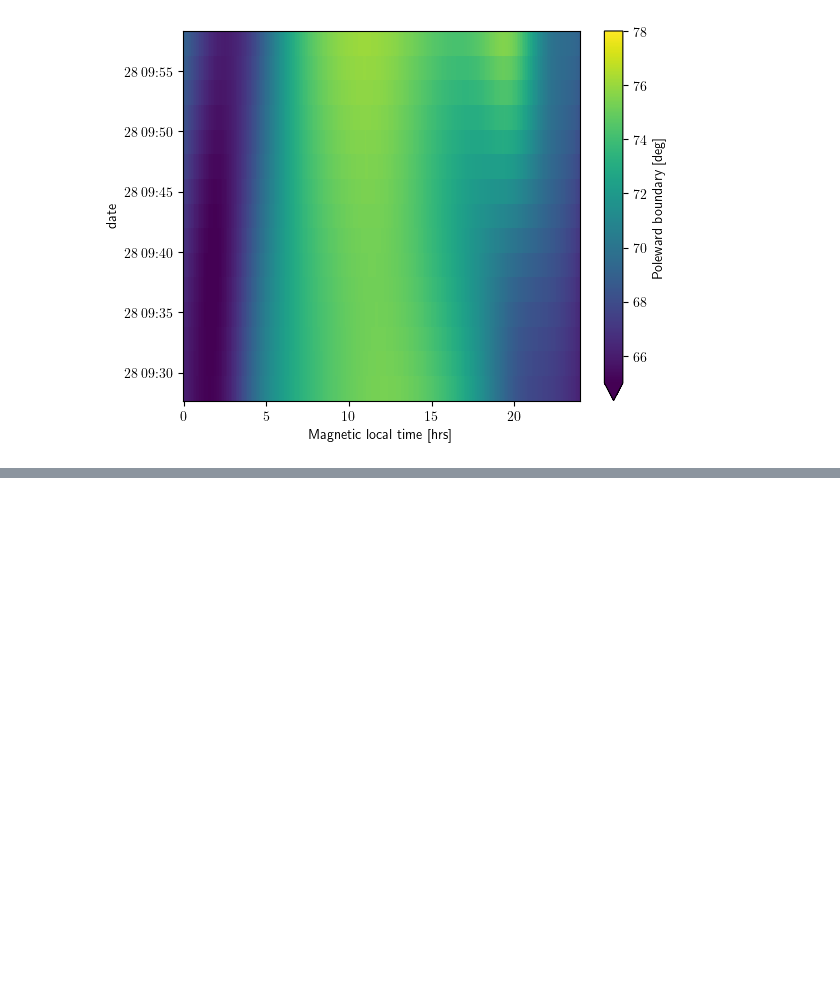
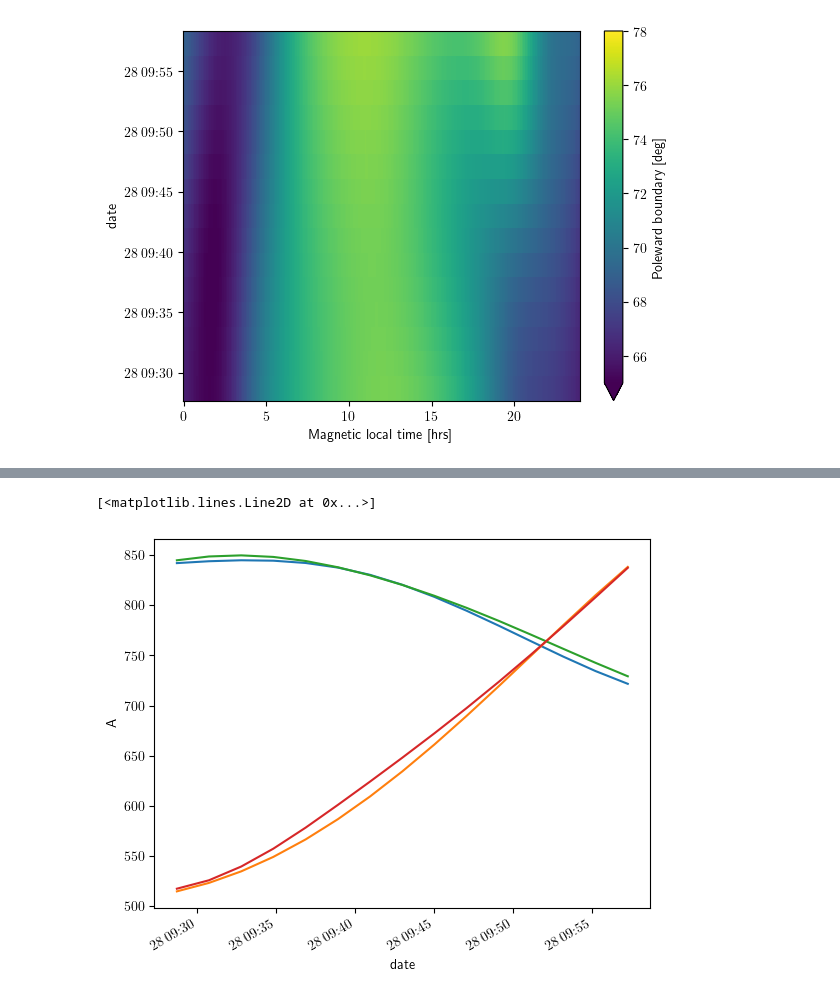
Before and after one commit to aohma/fuvpy, a Jupyter notebook: examples/notebooks/002_auroral_boundaries.ipynb, the cells around one changed output, grey strips where cells are left out. Saved outputs shown, nothing was run; the diff lists cells and outputs as text; code cells hidden in the pictures; blank space fills up the shorter version.

```diff
--- a/examples/notebooks/002_auroral_boundaries.ipynb
+++ b/examples/notebooks/002_auroral_boundaries.ipynb
@@ -40,0 +47,13 @@ bmF['vn_pb'].plot(ax=axs[1],vmin=-2000,vmax=2000,cmap='coolwarm')
+# %%
+bmBS['P'] = 1e-6*np.deg2rad(15*0.1)*bmBS['dP'].sum(dim='mlt')
+bmBS['A'] = 1e-6*np.deg2rad(15*0.1)*bmBS['dA'].sum(dim='mlt')
+bmF['P'] = 1e-6*np.deg2rad(15*0.1)*bmF['dP'].sum(dim='mlt')
+bmF['A'] = 1e-6*np.deg2rad(15*0.1)*bmF['dA'].sum(dim='mlt')
+fig,ax=plt.subplots()
+bmBS['P'].plot(ax=ax)
+bmBS['A'].plot(ax=ax)
+bmF['P'].plot(ax=ax)
+bmF['A'].plot(ax=ax)
+# %% [output]
+[<matplotlib.lines.Line2D at 0x...>]
+[figure, added]
```
Also changed, not shown: parts of 11 cells of this notebook.
